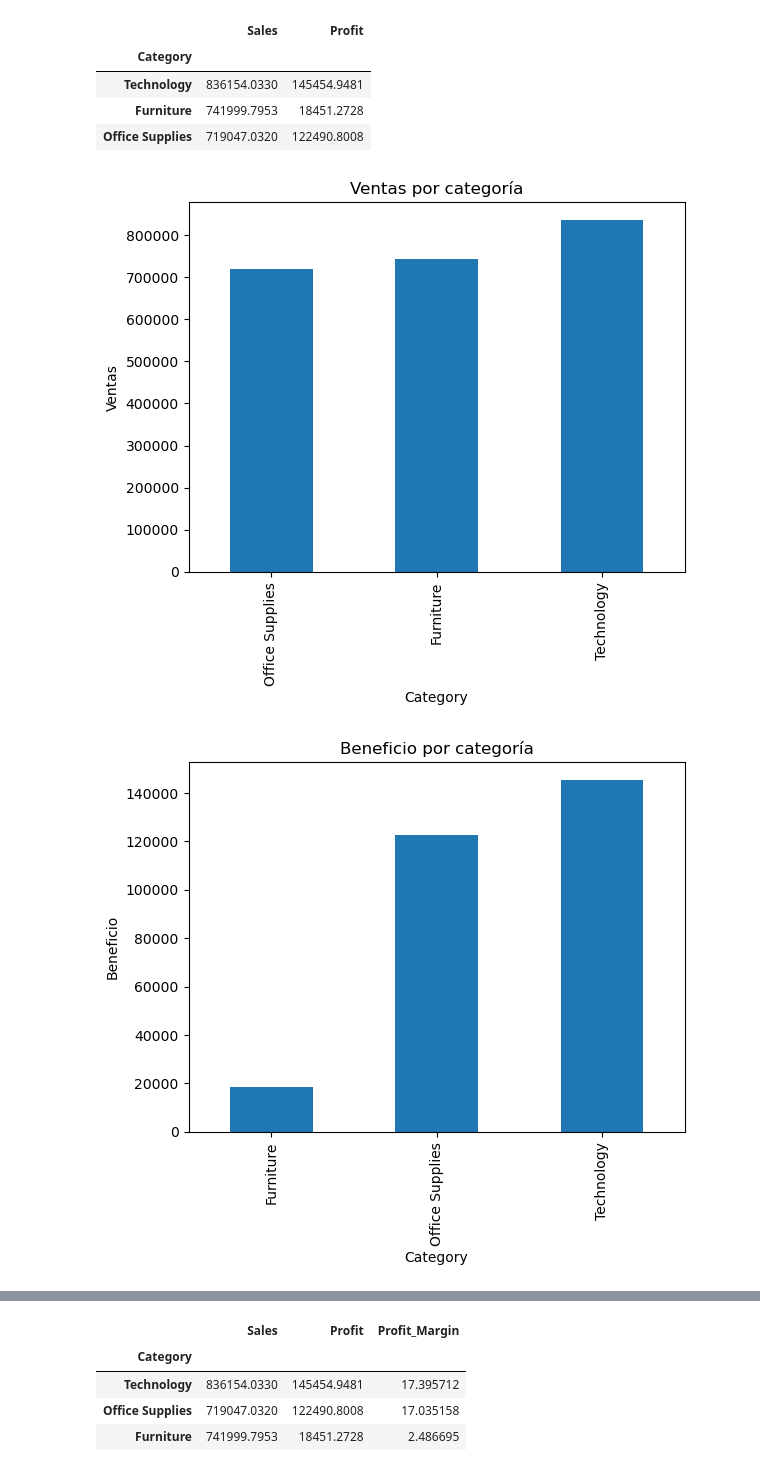
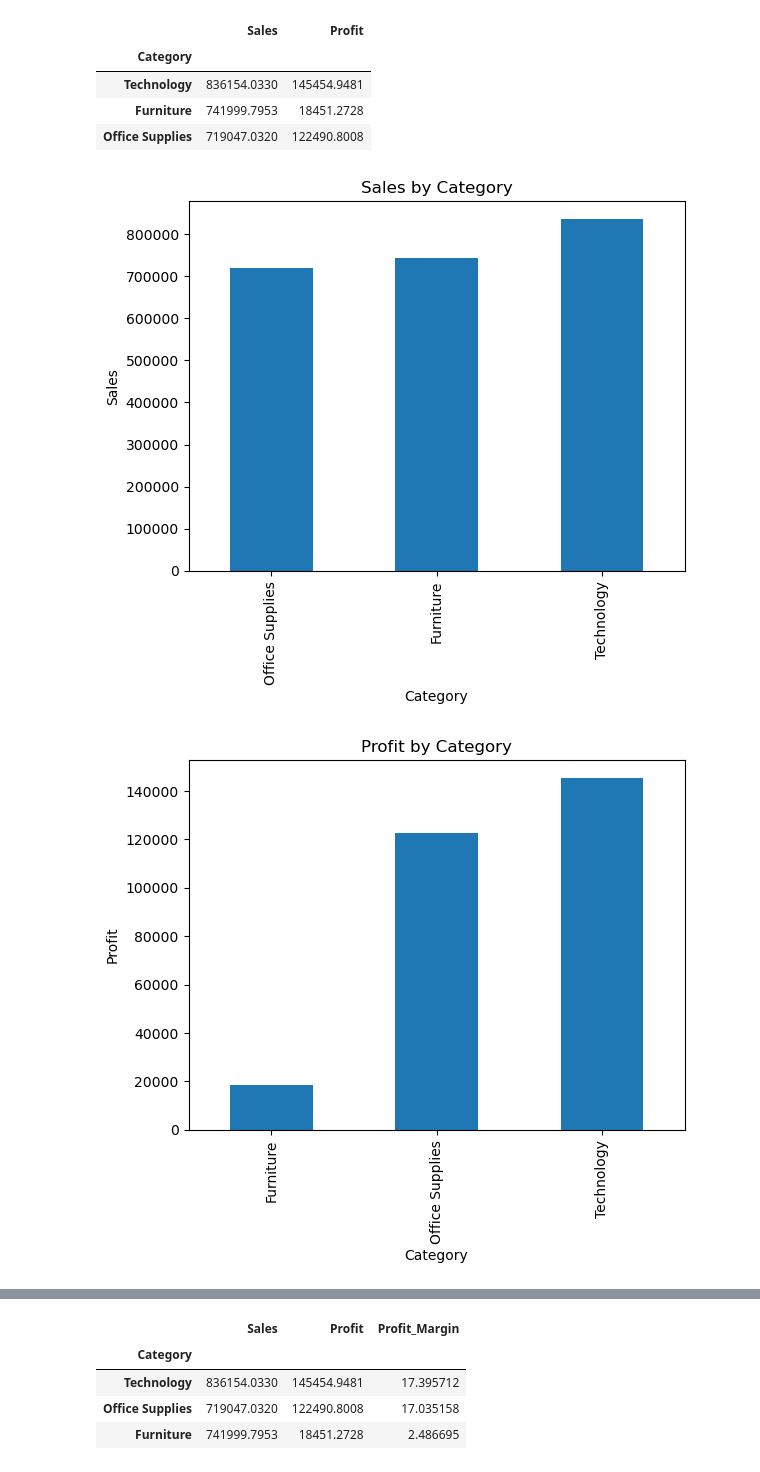
Before and after one commit to kevinjgonzalezp-ui/ecommerce-sales-customer-analytics, a Jupyter notebook: notebooks/03_business_analysis.ipynb, the cells around one changed output, grey strips where cells are left out. Drawn from its saved outputs; the diff is of its cells as text; code cells hidden in the pictures.

```diff
--- a/notebooks/03_business_analysis.ipynb
+++ b/notebooks/03_business_analysis.ipynb
@@ -32,19 +31,19 @@ df.groupby("Category")["Sales"].sum().sort_values().plot(
     kind="bar"
 )
 
-plt.title("Ventas por categoría")
-plt.ylabel("Ventas")
+plt.title("Sales by Category")
+plt.ylabel("Sales")
 plt.show()
 # %% [output]
-[figure, old version]
+[figure, new version]
 # %%
 df.groupby("Category")["Profit"].sum().sort_values().plot(
     kind="bar"
 )
 
-plt.title("Beneficio por categoría")
-plt.ylabel("Beneficio")
+plt.title("Profit by Category")
+plt.ylabel("Profit")
 plt.show()
 # %% [output]
-[figure, old version]
+[figure, new version]
 # %% [markdown]
```
Also changed, not shown: parts of 19 cells of this notebook, 2 other files.
